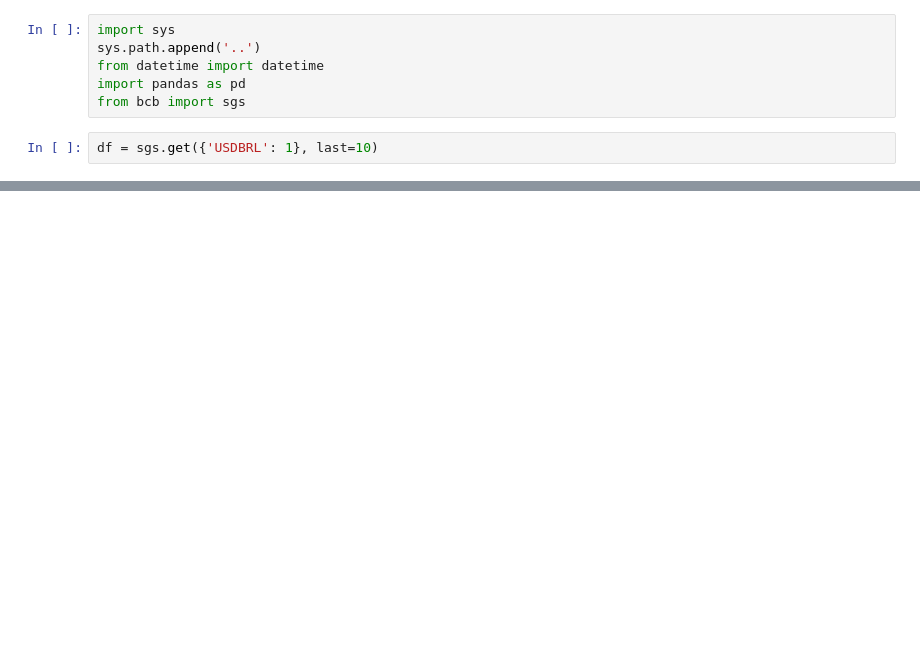
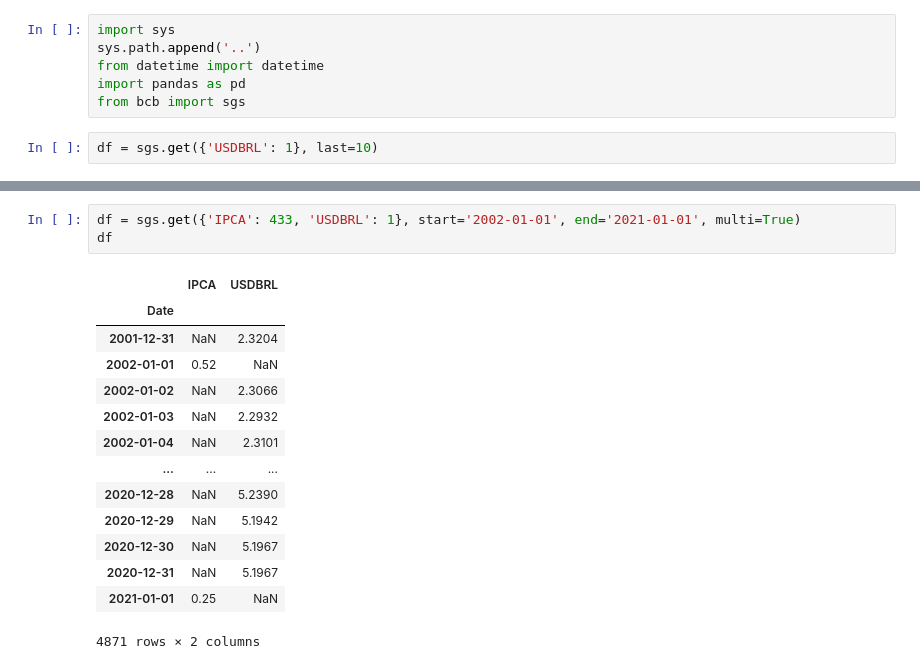
Before and after one commit to wilsonfreitas/python-bcb, a Jupyter notebook: notebooks/sgs get series.ipynb, the cells around one changed output, grey strips where cells are left out. Drawn from its saved outputs; the diff is of its cells as text; blank space fills up the shorter version.

```diff
--- a/notebooks/sgs get series.ipynb
+++ b/notebooks/sgs get series.ipynb
@@ -42,0 +64,18 @@ df.plot(figsize=(15, 5))
+# %%
+df = sgs.get({'IPCA': 433, 'USDBRL': 1}, start='2002-01-01', end='2021-01-01', multi=True)
+df
+# %% [output]
+|  | IPCA | USDBRL |
+| Date |  |  |
+| 2001-12-31 | NaN | 2.3204 |
+| 2002-01-01 | 0.52 | NaN |
+| 2002-01-02 | NaN | 2.3066 |
+| 2002-01-03 | NaN | 2.2932 |
+| 2002-01-04 | NaN | 2.3101 |
+| ... | ... | ... |
+| 2020-12-28 | NaN | 5.2390 |
+| 2020-12-29 | NaN | 5.1942 |
+| 2020-12-30 | NaN | 5.1967 |
+| 2020-12-31 | NaN | 5.1967 |
+| 2021-01-01 | 0.25 | NaN |
+4871 rows × 2 columns
```
Also changed, not shown: parts of 7 cells of this notebook, 5 other files.
